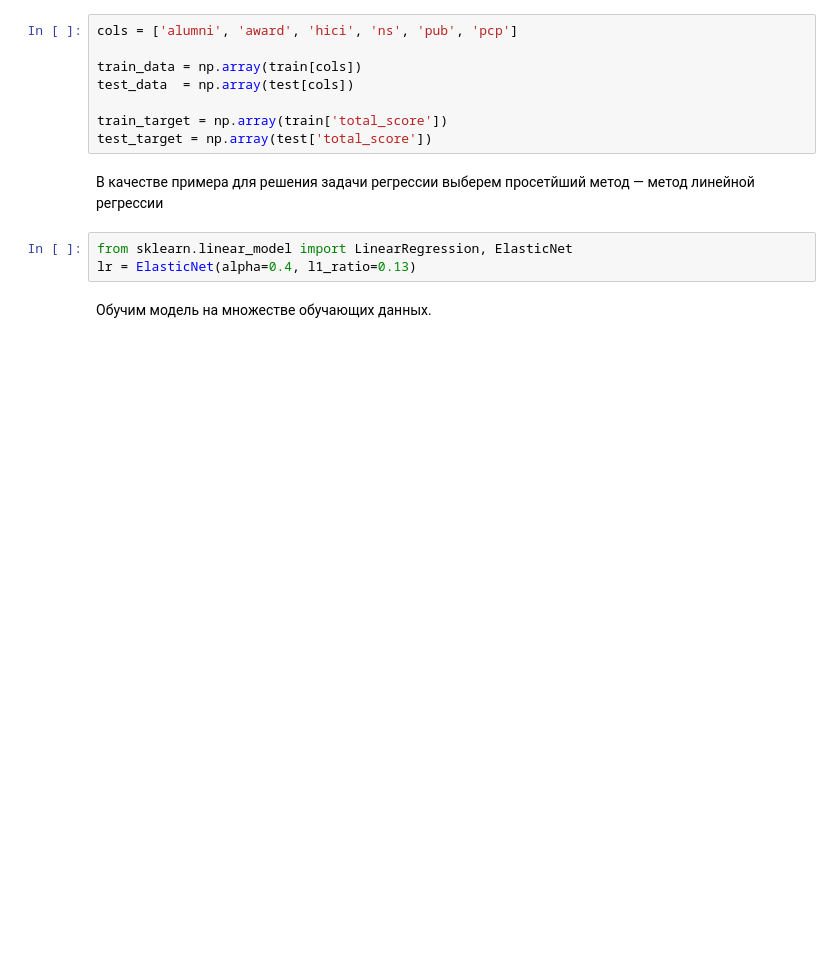
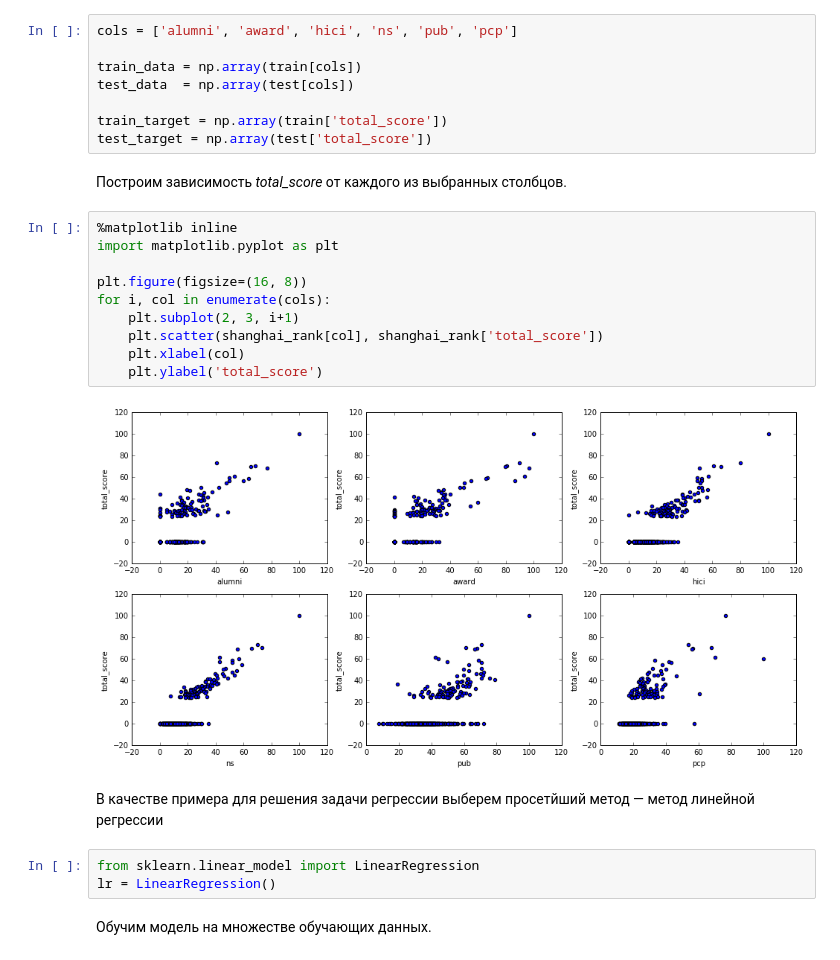
Before and after one commit to 1x0r/pspis, a Jupyter notebook: labs/PSPIS_lab_02.ipynb, the cells around one changed output. Cells and saved outputs as stored; diff of their text form; blank space fills up the shorter version.

```diff
--- a/labs/PSPIS_lab_02.ipynb
+++ b/labs/PSPIS_lab_02.ipynb
@@ -61,11 +61,25 @@ test_data  = np.array(test[cols])
 
 train_target = np.array(train['total_score'])
 test_target = np.array(test['total_score'])
+# %% [markdown]
+Построим зависимость *total_score* от каждого из выбранных столбцов.
+# %%
+%matplotlib inline
+import matplotlib.pyplot as plt
+
+plt.figure(figsize=(16, 8))
+for i, col in enumerate(cols):
+    plt.subplot(2, 3, i+1)
+    plt.scatter(shanghai_rank[col], shanghai_rank['total_score'])
+    plt.xlabel(col)
+    plt.ylabel('total_score')
+# %% [output]
+[figure, added]
 # %% [markdown]
 В качестве примера для решения задачи регрессии выберем просетйший метод &mdash; метод линейной регрессии
 # %%
-from sklearn.linear_model import LinearRegression, ElasticNet
-lr = ElasticNet(alpha=0.4, l1_ratio=0.13)
+from sklearn.linear_model import LinearRegression
+lr = LinearRegression()
 # %% [markdown]
 Обучим модель на множестве обучающих данных.
 # %%
```
Also changed, not shown: parts of 6 cells of this notebook.
